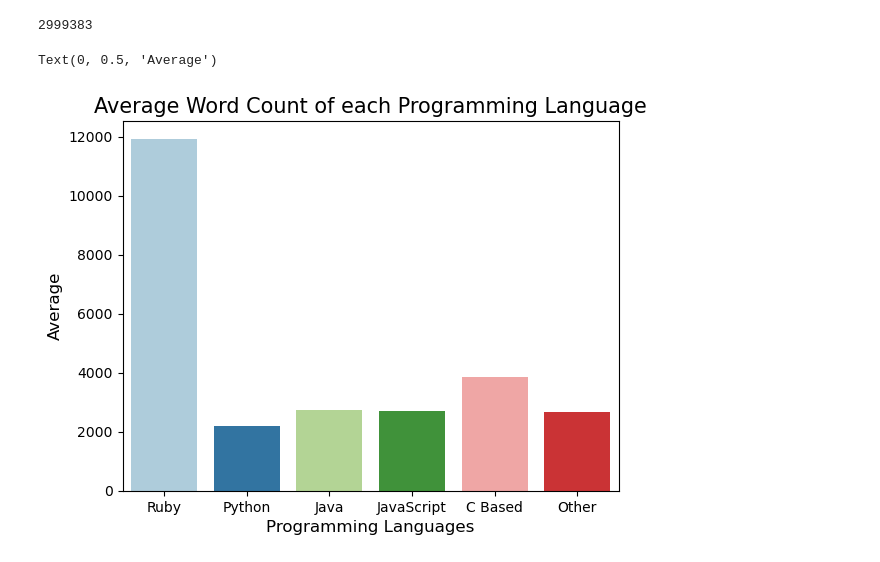
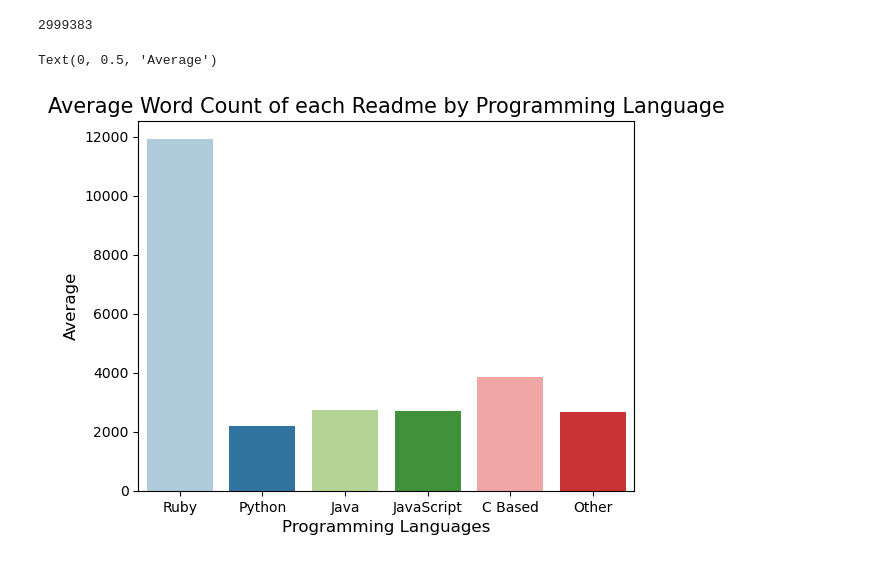
Before and after one commit to Speakeasy-Casino/ace-archives, a Jupyter notebook: joshs-jacob-sketchpad.ipynb, the cells around one changed output. Cells and saved outputs as stored; diff of their text form; code cells hidden in the pictures.

```diff
--- a/joshs-jacob-sketchpad.ipynb
+++ b/joshs-jacob-sketchpad.ipynb
@@ -306,10 +306,10 @@ avg_df=pd.DataFrame({'Ruby': [avg_len_ruby],
                     'Other':[avg_len_other]})
 # %%
 sns.barplot(avg_df, palette='Paired')
-plt.title('Average Word Count of each Programming Language', fontsize=15)
+plt.title('Average Word Count of each Readme by Programming Language', fontsize=15)
 plt.xticks(ticks=[0,1,2,3,4,5], labels=['Ruby','Python', 'Java', 'JavaScript', 'C Based', 'Other'])
 plt.xlabel('Programming Languages', fontsize=12)
 plt.ylabel('Average', fontsize=12)
 # %% [output]
 Text(0, 0.5, 'Average')
-[figure, old version]
+[figure, new version]
```
